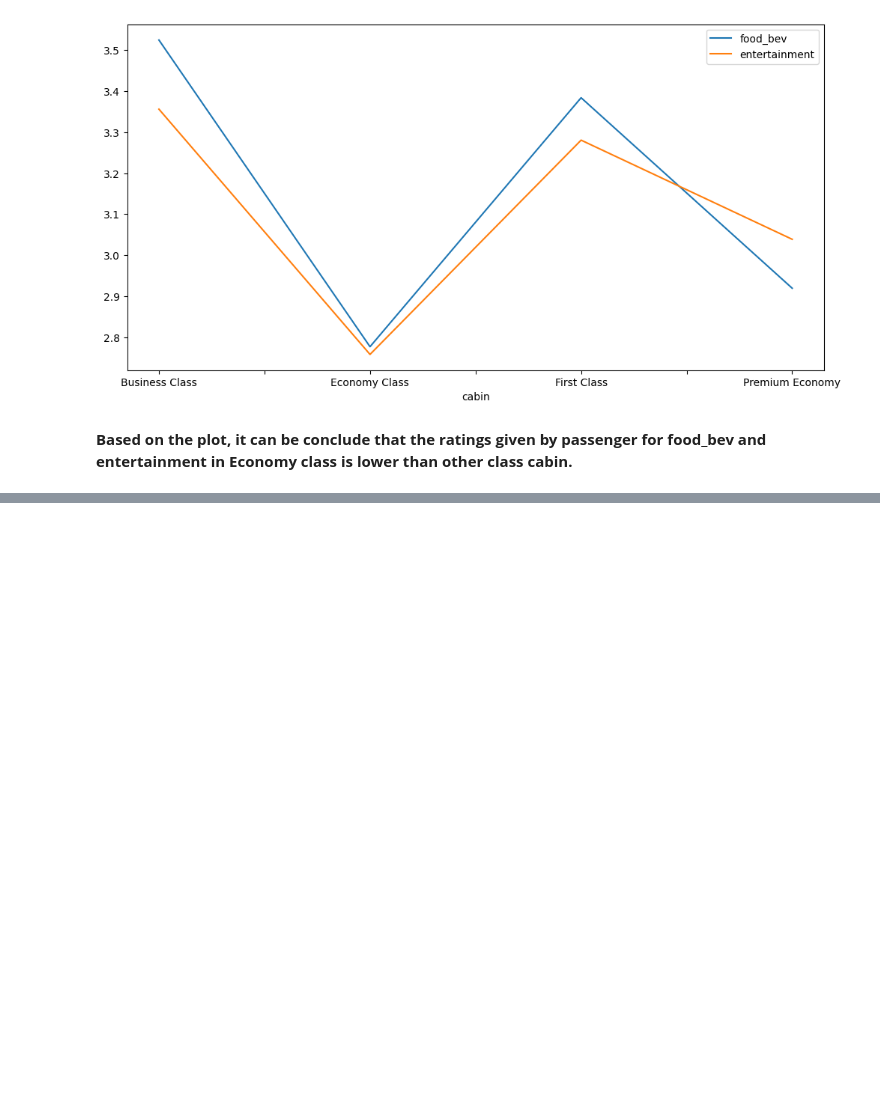
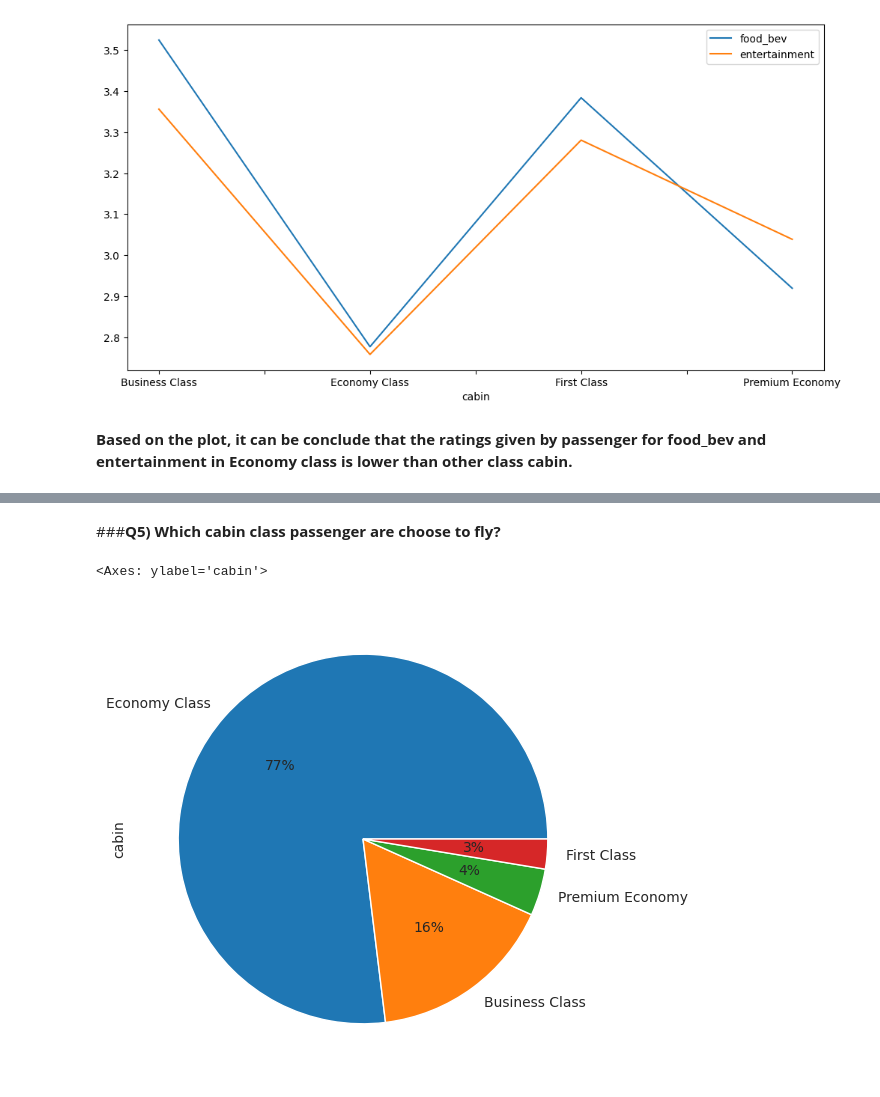
Before and after one commit to kumarsinghashu/Airline-Passenger-Referral-Prediction, a Jupyter notebook: Airline_Passenger_Referral_Prediction.ipynb, the cells around one changed output, grey strips where cells are left out. Cells and saved outputs as stored; diff of their text form; code cells hidden in the pictures; blank space fills up the shorter version.

```diff
--- a/Airline_Passenger_Referral_Prediction.ipynb
+++ b/Airline_Passenger_Referral_Prediction.ipynb
@@ -298,0 +391,8 @@ a1.plot(x="cabin", y=["food_bev", "entertainment"], kind="line")
+# %% [markdown]
+###**Q5) Which cabin class passenger are choose to fly?**
+# %%
+ # Get the number of passengers for each cabin class through pie chart visualization
+airline_df['cabin'].value_counts().plot(kind='pie',autopct='%1.0f%%',figsize=(14,6))
+# %% [output]
+<Axes: ylabel='cabin'>
+[figure, added]
```
Also changed, not shown: parts of 21 cells of this notebook.
